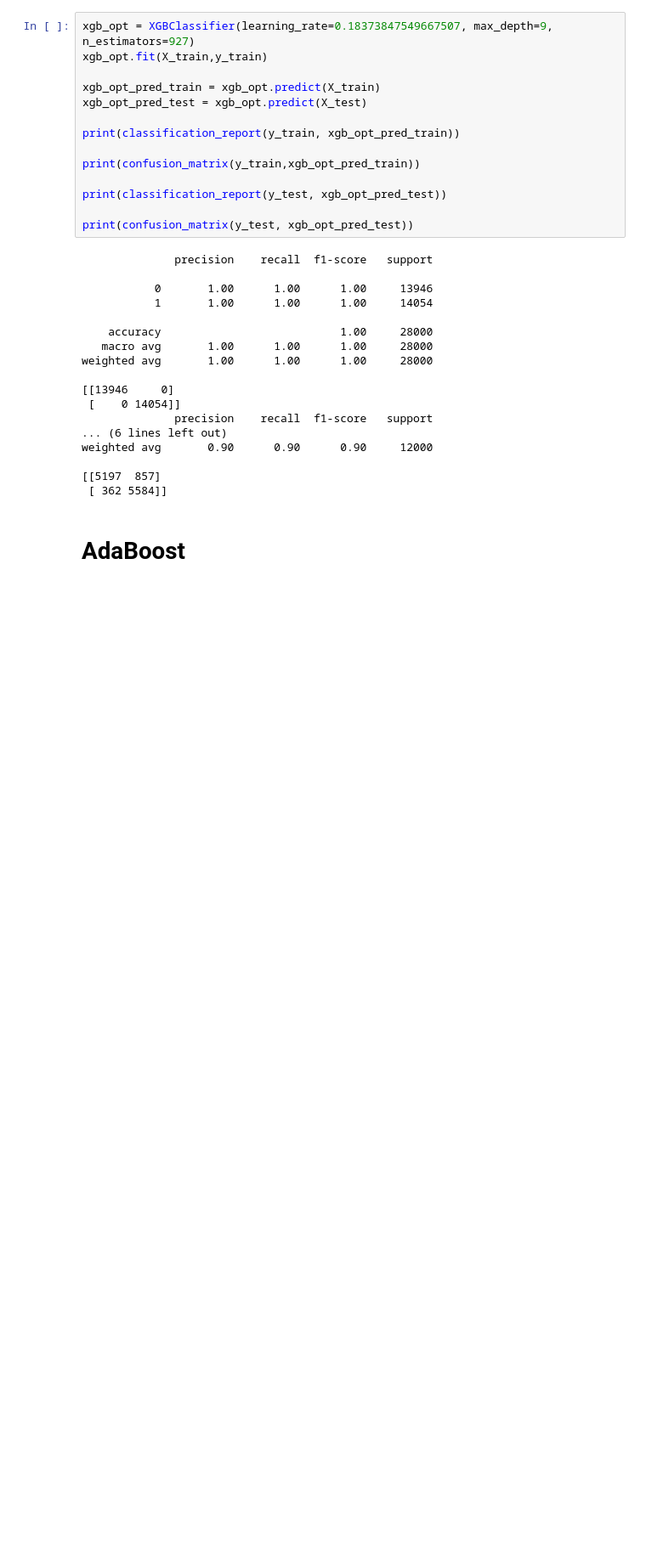
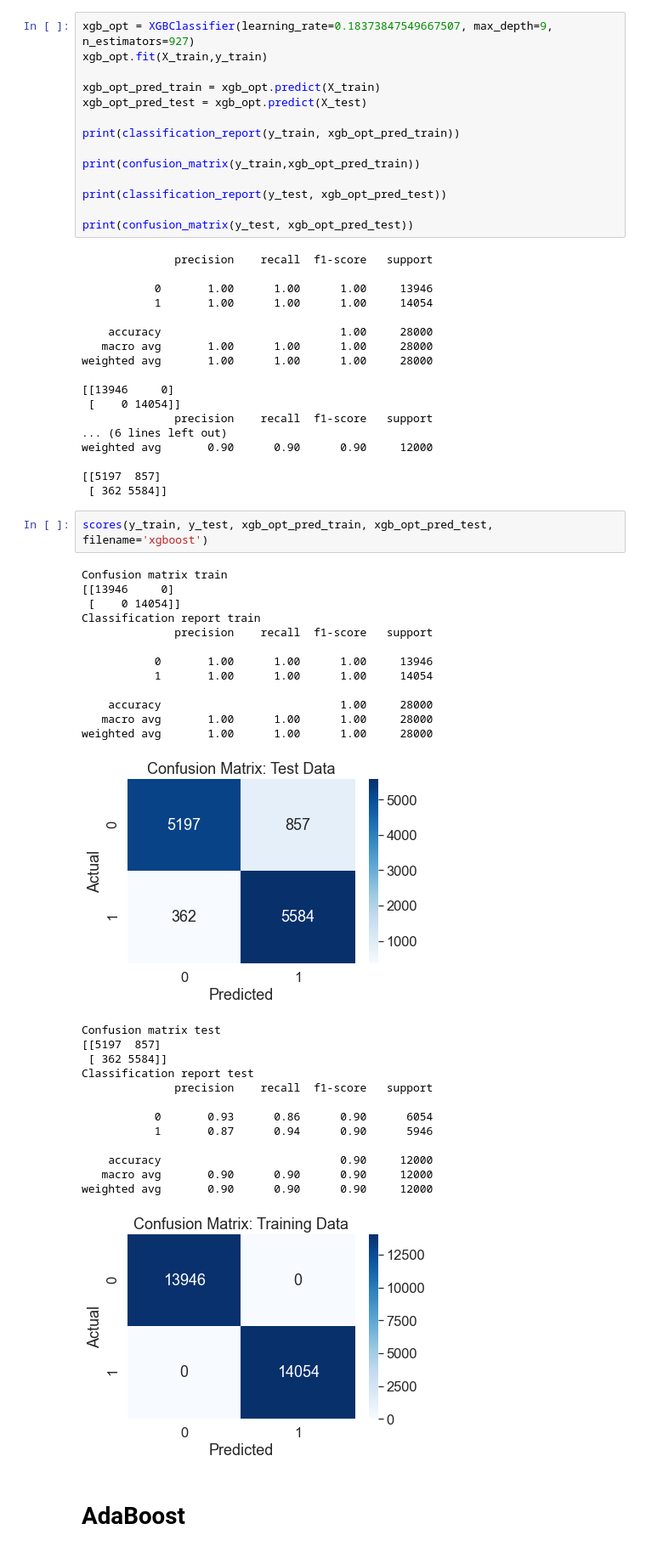
Before and after one commit to jb-ds2020/2nd_Project, a Jupyter notebook: 2020-LendingClub_EnsembleMethods.ipynb, the cells around one changed output. Shown at 85% size. Cells and saved outputs as stored; diff of their text form; blank space fills up the shorter version.

```diff
--- a/2020-LendingClub_EnsembleMethods.ipynb
+++ b/2020-LendingClub_EnsembleMethods.ipynb
@@ -553,6 +621,35 @@ weighted avg       0.90      0.90      0.90     12000
 
 [[5197  857]
  [ 362 5584]]
+# %%
+scores(y_train, y_test, xgb_opt_pred_train, xgb_opt_pred_test, filename='xgboost')
+# %% [output]
+Confusion matrix train
+[[13946     0]
+ [    0 14054]]
+Classification report train
+              precision    recall  f1-score   support
+
+           0       1.00      1.00      1.00     13946
+           1       1.00      1.00      1.00     14054
+
+    accuracy                           1.00     28000
+   macro avg       1.00      1.00      1.00     28000
+weighted avg       1.00      1.00      1.00     28000
+[figure, added]
+Confusion matrix test
+[[5197  857]
+ [ 362 5584]]
+Classification report test
+              precision    recall  f1-score   support
+
+           0       0.93      0.86      0.90      6054
+           1       0.87      0.94      0.90      5946
+
+    accuracy                           0.90     12000
+   macro avg       0.90      0.90      0.90     12000
+weighted avg       0.90      0.90      0.90     12000
+[figure, added]
 # %% [markdown]
 # AdaBoost
 # %%
```
Also changed, not shown: parts of 4 cells of this notebook, 26 other files.
